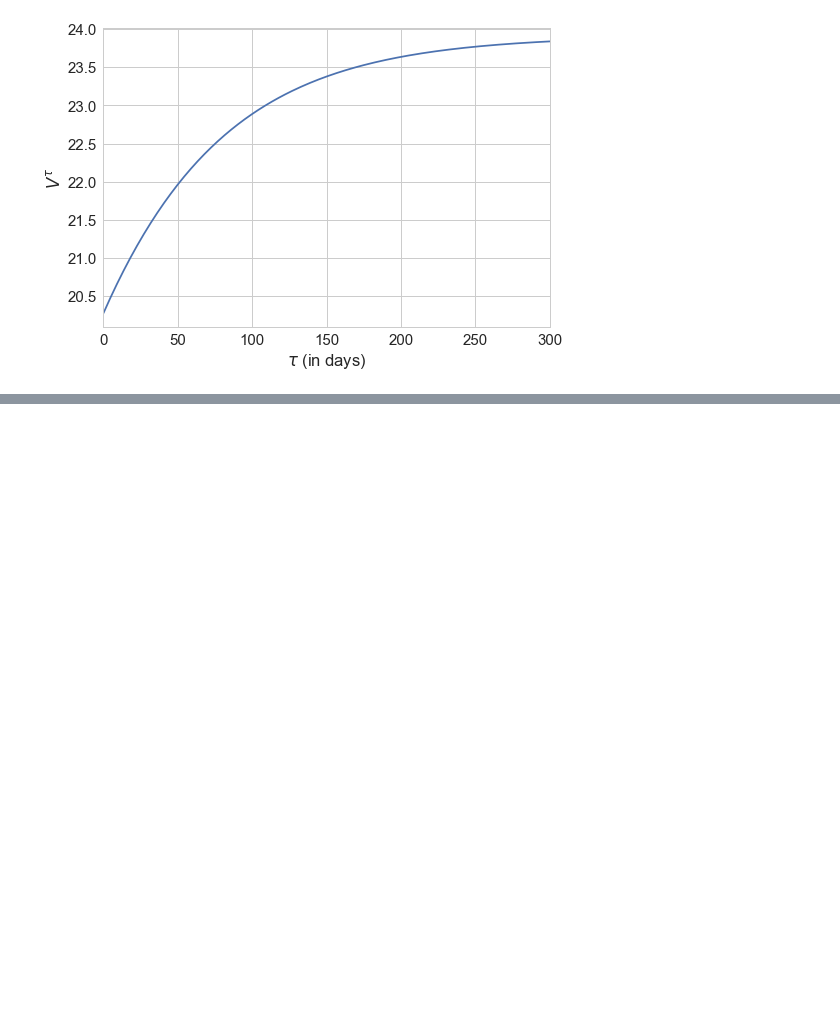
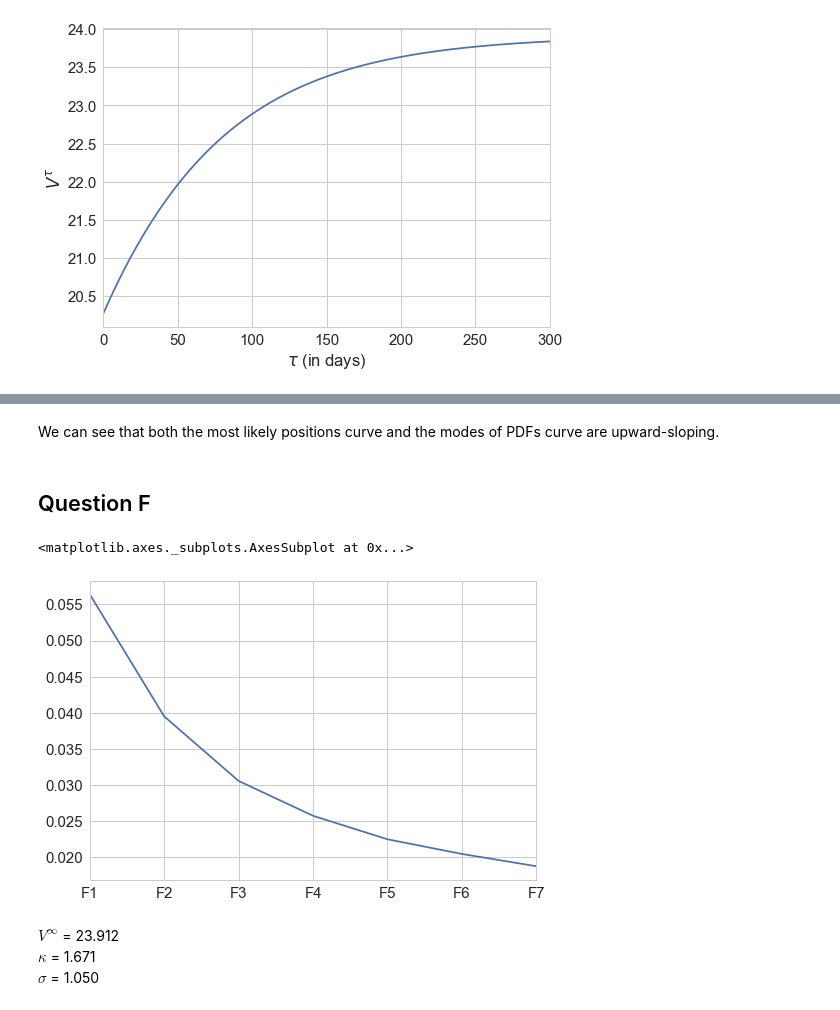
Before and after one commit to canelbiryol/Risk_Portfolio_Management, a Jupyter notebook: Homework3/Homework3.ipynb, the cells around one changed output, grey strips where cells are left out. Saved outputs shown, nothing was run; the diff lists cells and outputs as text; code cells hidden in the pictures; blank space fills up the shorter version.

```diff
--- a/Homework3/Homework3.ipynb
+++ b/Homework3/Homework3.ipynb
@@ -368,0 +377,15 @@ plt.show()
+# %% [markdown]
+We can see that both the most likely positions curve and the modes of PDFs curve are upward-sloping.
+# %% [markdown]
+## Question F
+# %%
+vol = volatilities_log.astype('float64')
+
+vol.plot()
+# %% [output]
+<matplotlib.axes._subplots.AxesSubplot at 0x...>
+[figure, added]
+# %% [markdown]
+$V^\infty$ = 23.912
+$\kappa$ = 1.671
+$\sigma$ = 1.050
```
Also changed, not shown: parts of 5 cells of this notebook.
